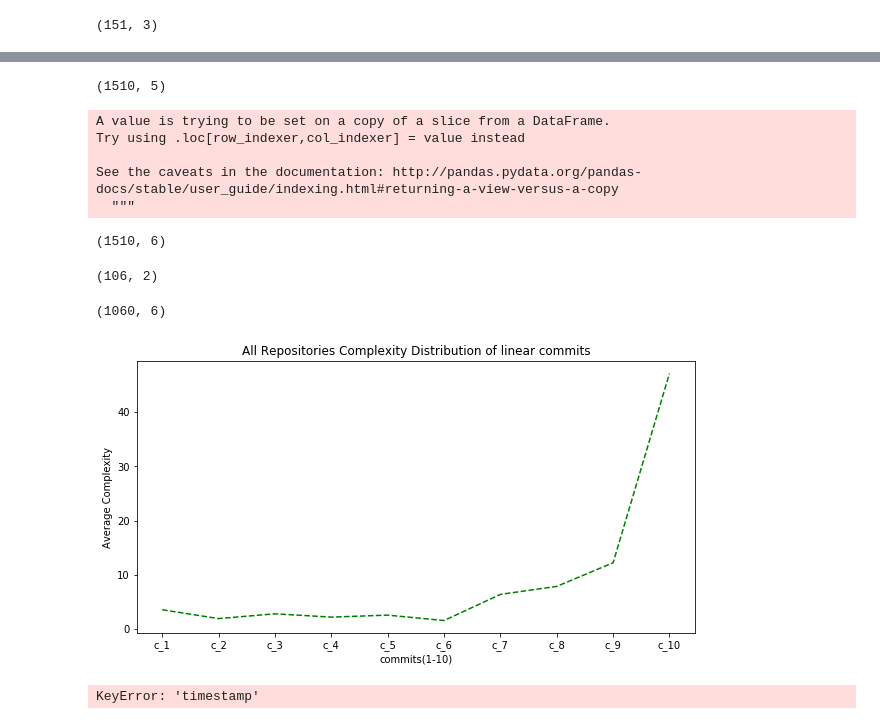
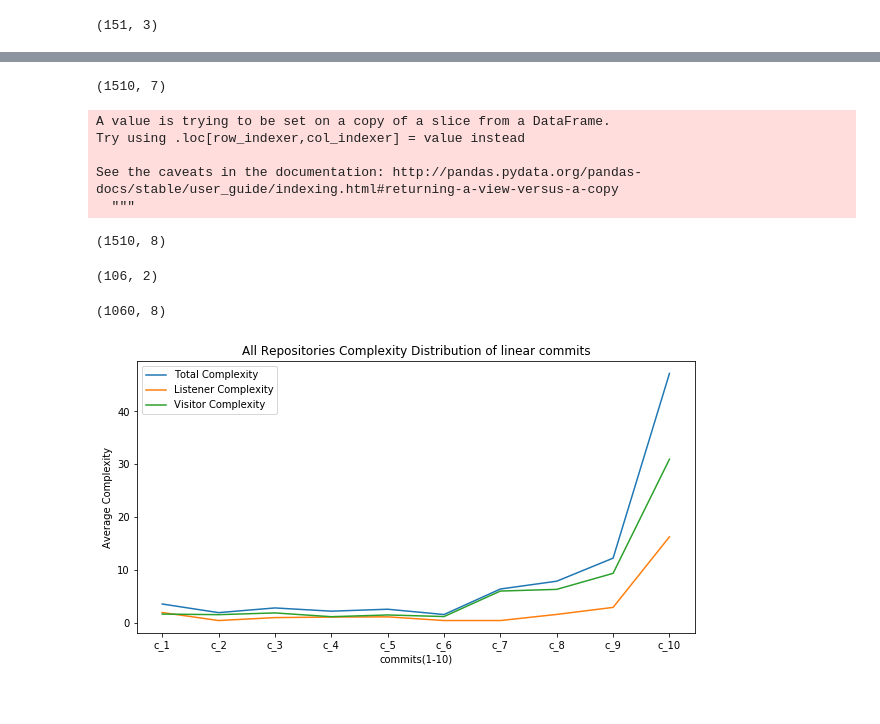
Before and after one commit to praveengadiyaram369/Antlr_Java_Repository_Miner, a Jupyter notebook: AnalyzingCommitHistories.ipynb, the cells around one changed output, grey strips where cells are left out. Drawn from its saved outputs; the diff is of its cells as text; code cells hidden in the pictures.

Commit message:
updated commit distributions

```diff
--- a/AnalyzingCommitHistories.ipynb
+++ b/AnalyzingCommitHistories.ipynb
@@ -11,18 +11,23 @@ import matplotlib.dates as mdates
 #_creating default figure size of matplotlib
 plt.rcParams['figure.figsize'] = 10.0, 5.0
 # %%
-def plot_line_graph(x_values, y_values, x_label, y_label, title):
-    plt.plot(x_values, y_values, 'g--')
+def plot_line_graph(x_values, total_y_values, listener_y_values, visitor_y_values,x_label, y_label, title):
+    plt.plot(x_values, total_y_values, label= 'Total Complexity')
+    plt.plot(x_values, listener_y_values, label= 'Listener Complexity')
+    plt.plot(x_values, visitor_y_values, label= 'Visitor Complexity')
     plt.xlabel(x_label)
     plt.ylabel(y_label)
     plt.title(title)
+    plt.legend(loc="upper left")
     plt.show()
 # %%
 def get_commit_compleity_data(repo_id, commit):
-    commit_complexity = 0
+    listener_complexity = 0
+    visitor_complexity = 0
     for antlr_file in commit['_changed_files_list']:
-        commit_complexity += (antlr_file['_enter_cnt'] + antlr_file['_exit_cnt'] + antlr_file['_visit_cnt'])
-    return (repo_id, commit['_commit_index'], commit['_sha_id'], commit['_timestamp'], commit_complexity)
+        listener_complexity += (antlr_file['_enter_cnt'] + antlr_file['_exit_cnt'])
+        visitor_complexity += antlr_file['_visit_cnt']
+    return (repo_id, commit['_commit_index'], commit['_sha_id'], commit['_timestamp'], (listener_complexity + visitor_complexity), listener_complexity, visitor_complexity)
 # %%
 with open('final_repo_data.json', "r", encoding='utf-8', errors='ignore') as infile:
     repo_info_list = []
@@ -58,7 +63,7 @@ repo_info_df.shape
 # %% [output]
 (151, 3)
 # %%
-repo_commit_df = pd.DataFrame(repo_commit_data_list, columns=['repo_index', 'commit_id', 'hash_id', 'timestamp', 'complexity'])
+repo_commit_df = pd.DataFrame(repo_commit_data_list, columns=['repo_index', 'commit_id', 'hash_id', 'timestamp', 'complexity', 'listener_complexity', 'visitor_complexity'])
 repo_commit_df.sort_values(['repo_index', 'commit_id'], ascending=[True, True], inplace=True)
 repo_commit_df
 # %% [output]
@@ -80,7 +85,7 @@ repo_index_list = list(repo_info_df.index)
 repo_commit_df = repo_commit_df.loc[repo_commit_df['repo_index'].isin(repo_index_list)]
 repo_commit_df.shape
 # %% [output]
-(1510, 5)
+(1510, 7)
 # %%
 commit_group_index_list = []
 sample_list = range(1, 11)
@@ -94,7 +99,7 @@ Try using .loc[row_indexer,col_indexer] = value instead
 
 See the caveats in the documentation: http://pandas.pydata.org/pandas-docs/stable/user_guide/indexing.html#returning-a-view-versus-a-copy
   """
-(1510, 6)
+(1510, 8)
 # %%
 repo_complexity_df = repo_commit_df.groupby('repo_index', as_index=False)['complexity'].sum()
 repo_complexity_df = repo_complexity_df.loc[repo_complexity_df['complexity'] != 0.0]
@@ -105,21 +110,16 @@ repo_complexity_df.shape
 repo_commit_df = repo_commit_df.loc[repo_commit_df['repo_index'].isin(repo_complexity_df.repo_index)]
 repo_commit_df.shape
 # %% [output]
-(1060, 6)
+(1060, 8)
+# %%
+avg_commit_comp_df = repo_commit_df.groupby('commit_group_id', as_index=False)['complexity'].mean()
+total_y_values = avg_commit_comp_df['complexity']
+avg_commit_comp_df = repo_commit_df.groupby('commit_group_id', as_index=False)['listener_complexity'].mean()
+listener_y_values = avg_commit_comp_df['listener_complexity']
+avg_commit_comp_df = repo_commit_df.groupby('commit_group_id', as_index=False)['visitor_complexity'].mean()
+visitor_y_values = avg_commit_comp_df['visitor_complexity']
 # %%
-avg_commit_comp_df = repo_commit_df.groupby('commit_group_id', as_index=False)['complexity'].mean()
 x_values = ['c_'+str(value) for value in avg_commit_comp_df['commit_group_id']]
-y_values = avg_commit_comp_df['complexity']
-plot_line_graph(x_values, y_values, "commits(1-10)", "Average Complexity", "All Repositories Complexity Distribution of linear commits")
+plot_line_graph(x_values, total_y_values, listener_y_values, visitor_y_values, "commits(1-10)", "Average Complexity", "All Repositories Complexity Distribution of linear commits")
 # %% [output]
-[figure, old version]
+[figure, new version]
-# %%
-commit_timestamp_list = [datetime.strptime(timestamp[:-6], '%Y-%m-%d %H:%M:%S').date() for timestamp in repo_complexity_df['timestamp']]
-commit_complexity_list = list(repo_complexity_df['complexity'])
-
-plt.gca().xaxis.set_major_formatter(mdates.DateFormatter('%Y-%m-%d'))
-plt.gca().xaxis.set_major_locator(mdates.DayLocator(interval=1000))
-plt.plot(commit_timestamp_list, commit_complexity_list)
-plt.gcf().autofmt_xdate()
-# %% [output]
-KeyError: 'timestamp'
```
Also changed, not shown: parts of 1 cell of this notebook.
